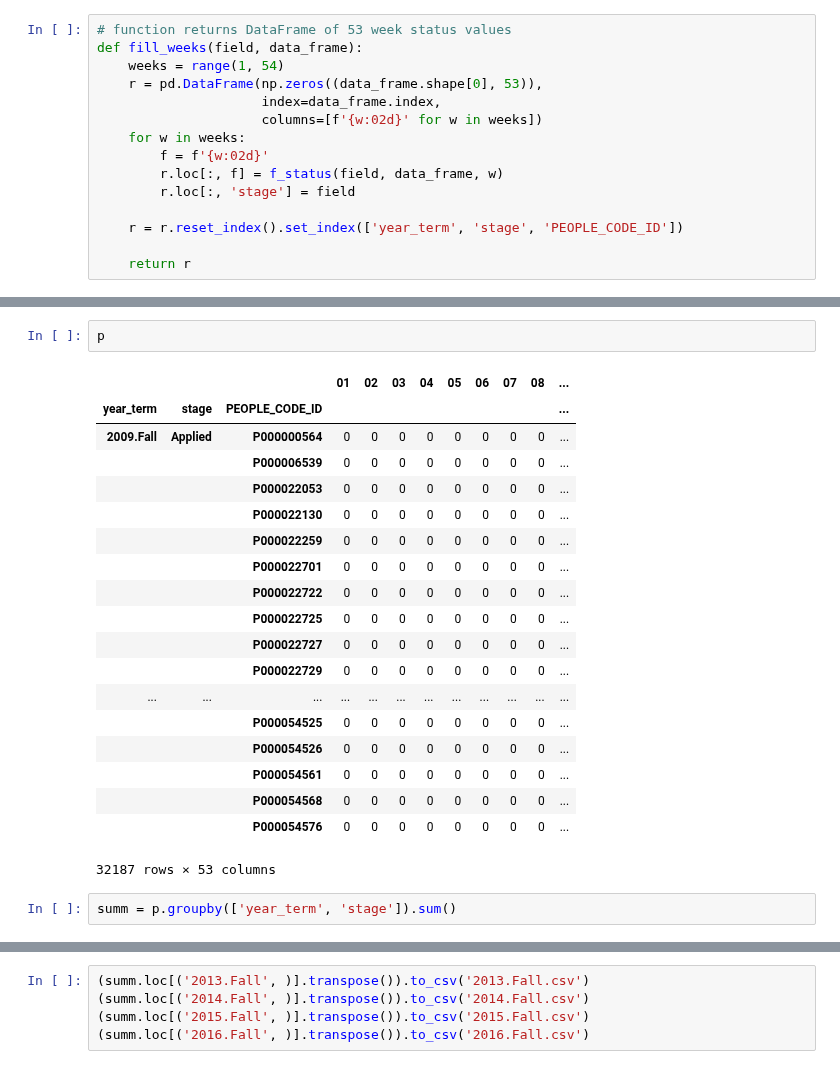
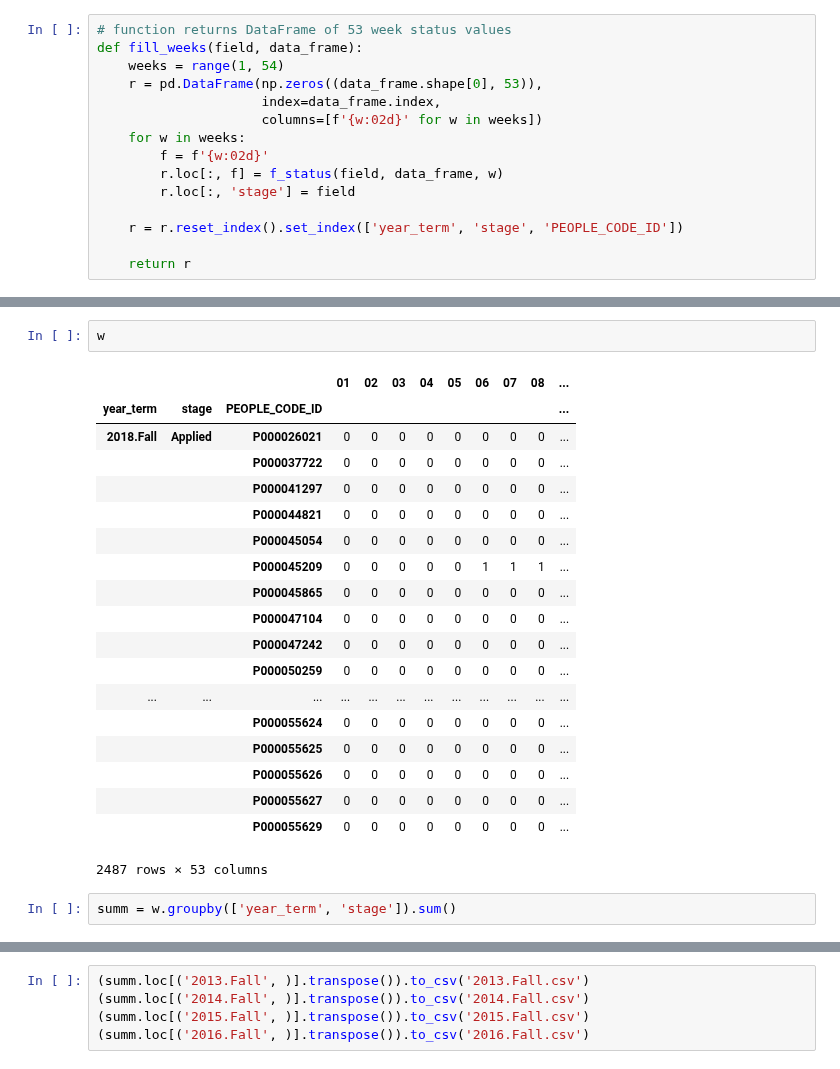
Before and after one commit to JeffWalton-PSC/Admissions, a Jupyter notebook: funnel/admissions_historic_data.ipynb, the cells around one changed output, grey strips where cells are left out. Saved outputs shown, nothing was run; the diff lists cells and outputs as text.

```diff
--- a/funnel/admissions_historic_data.ipynb
+++ b/funnel/admissions_historic_data.ipynb
@@ -588,26 +574,26 @@ p.head(30)
 30 rows × 53 columns
-# %%
-p
-# %% [output]
-|  |  |  | 01 | 02 | 03 | 04 | 05 | 06 | 07 | 08 | ... |
-| year_term | stage | PEOPLE_CODE_ID |  |  |  |  |  |  |  |  | ... |
-| 2009.Fall | Applied | P000000564 | 0 | 0 | 0 | 0 | 0 | 0 | 0 | 0 | ... |
-|  |  | P000006539 | 0 | 0 | 0 | 0 | 0 | 0 | 0 | 0 | ... |
-|  |  | P000022053 | 0 | 0 | 0 | 0 | 0 | 0 | 0 | 0 | ... |
-|  |  | P000022130 | 0 | 0 | 0 | 0 | 0 | 0 | 0 | 0 | ... |
-|  |  | P000022259 | 0 | 0 | 0 | 0 | 0 | 0 | 0 | 0 | ... |
-|  |  | P000022701 | 0 | 0 | 0 | 0 | 0 | 0 | 0 | 0 | ... |
-|  |  | P000022722 | 0 | 0 | 0 | 0 | 0 | 0 | 0 | 0 | ... |
-|  |  | P000022725 | 0 | 0 | 0 | 0 | 0 | 0 | 0 | 0 | ... |
-|  |  | P000022727 | 0 | 0 | 0 | 0 | 0 | 0 | 0 | 0 | ... |
-|  |  | P000022729 | 0 | 0 | 0 | 0 | 0 | 0 | 0 | 0 | ... |
-| ... | ... | ... | ... | ... | ... | ... | ... | ... | ... | ... | ... |
-|  |  | P000054525 | 0 | 0 | 0 | 0 | 0 | 0 | 0 | 0 | ... |
-|  |  | P000054526 | 0 | 0 | 0 | 0 | 0 | 0 | 0 | 0 | ... |
-|  |  | P000054561 | 0 | 0 | 0 | 0 | 0 | 0 | 0 | 0 | ... |
-|  |  | P000054568 | 0 | 0 | 0 | 0 | 0 | 0 | 0 | 0 | ... |
-|  |  | P000054576 | 0 | 0 | 0 | 0 | 0 | 0 | 0 | 0 | ... |
-32187 rows × 53 columns
+# %%
+w
+# %% [output]
+|  |  |  | 01 | 02 | 03 | 04 | 05 | 06 | 07 | 08 | ... |
+| year_term | stage | PEOPLE_CODE_ID |  |  |  |  |  |  |  |  | ... |
+| 2018.Fall | Applied | P000026021 | 0 | 0 | 0 | 0 | 0 | 0 | 0 | 0 | ... |
+|  |  | P000037722 | 0 | 0 | 0 | 0 | 0 | 0 | 0 | 0 | ... |
+|  |  | P000041297 | 0 | 0 | 0 | 0 | 0 | 0 | 0 | 0 | ... |
+|  |  | P000044821 | 0 | 0 | 0 | 0 | 0 | 0 | 0 | 0 | ... |
+|  |  | P000045054 | 0 | 0 | 0 | 0 | 0 | 0 | 0 | 0 | ... |
+|  |  | P000045209 | 0 | 0 | 0 | 0 | 0 | 1 | 1 | 1 | ... |
+|  |  | P000045865 | 0 | 0 | 0 | 0 | 0 | 0 | 0 | 0 | ... |
+|  |  | P000047104 | 0 | 0 | 0 | 0 | 0 | 0 | 0 | 0 | ... |
+|  |  | P000047242 | 0 | 0 | 0 | 0 | 0 | 0 | 0 | 0 | ... |
+|  |  | P000050259 | 0 | 0 | 0 | 0 | 0 | 0 | 0 | 0 | ... |
+| ... | ... | ... | ... | ... | ... | ... | ... | ... | ... | ... | ... |
+|  |  | P000055624 | 0 | 0 | 0 | 0 | 0 | 0 | 0 | 0 | ... |
+|  |  | P000055625 | 0 | 0 | 0 | 0 | 0 | 0 | 0 | 0 | ... |
+|  |  | P000055626 | 0 | 0 | 0 | 0 | 0 | 0 | 0 | 0 | ... |
+|  |  | P000055627 | 0 | 0 | 0 | 0 | 0 | 0 | 0 | 0 | ... |
+|  |  | P000055629 | 0 | 0 | 0 | 0 | 0 | 0 | 0 | 0 | ... |
+2487 rows × 53 columns
 # %%
-summ = p.groupby(['year_term', 'stage']).sum()
+summ = w.groupby(['year_term', 'stage']).sum()
 # %%
```
Also changed, not shown: parts of 38 cells of this notebook, 1 other file.
